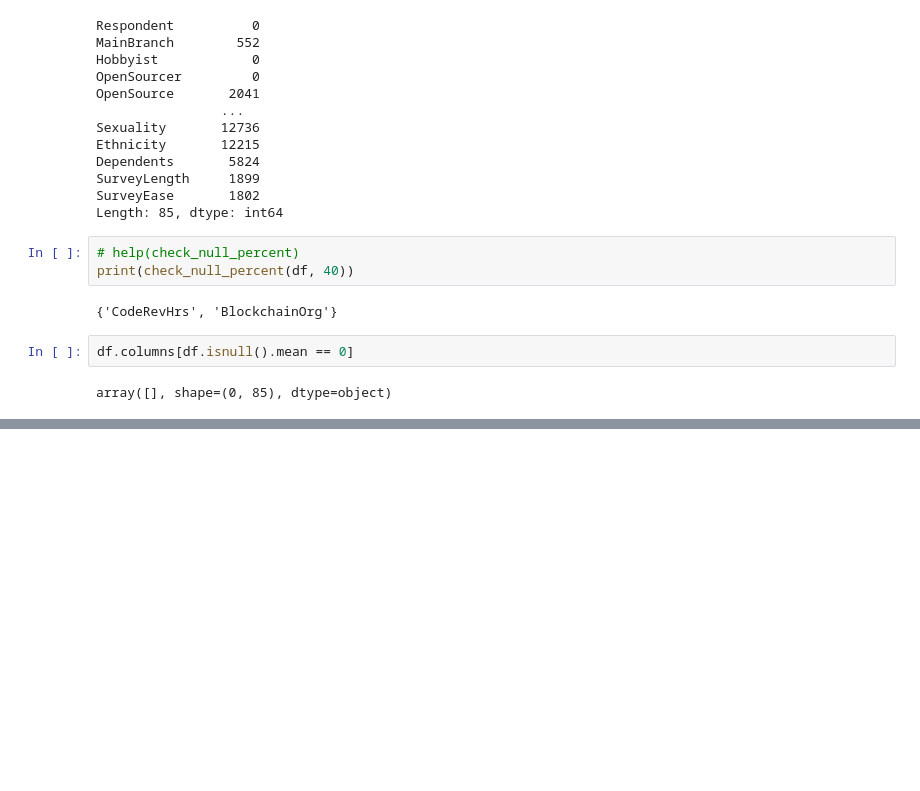
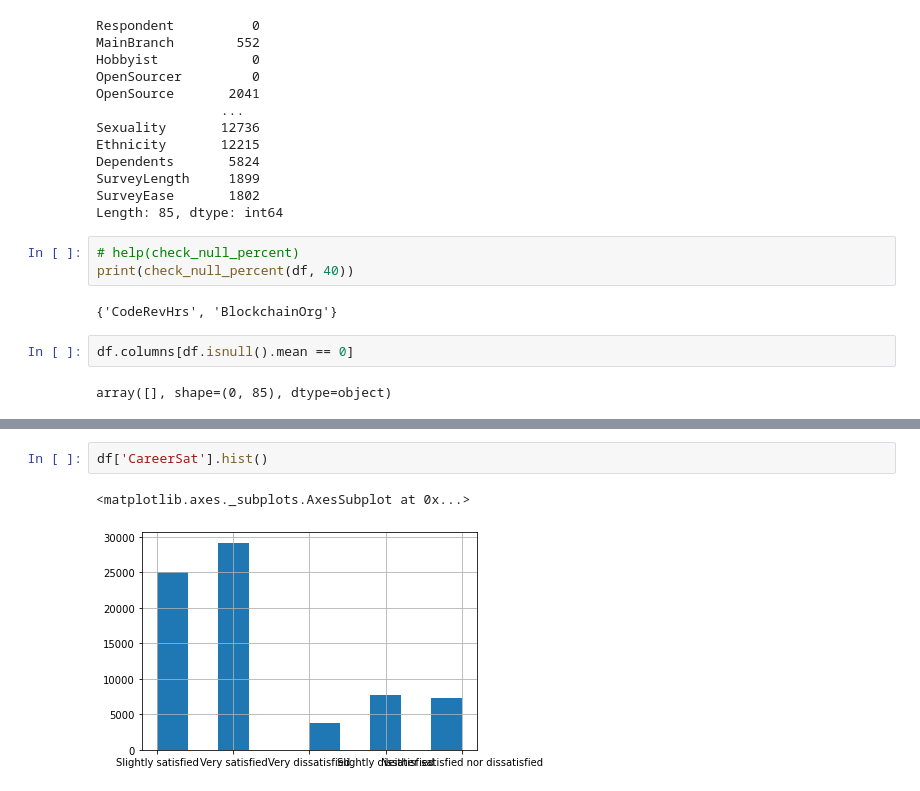
Before and after one commit to JJFrampton/projects_machine_learning_udacity_medium, a Jupyter notebook: medium-article/medium_article.ipynb, the cells around one changed output, grey strips where cells are left out. Drawn from its saved outputs; the diff is of its cells as text; blank space fills up the shorter version.

```diff
--- a/medium-article/medium_article.ipynb
+++ b/medium-article/medium_article.ipynb
@@ -40,0 +120,5 @@ array([], shape=(0, 85), dtype=object)
+# %%
+df['CareerSat'].hist()
+# %% [output]
+<matplotlib.axes._subplots.AxesSubplot at 0x...>
+[figure, added]
```
Also changed, not shown: parts of 16 cells of this notebook, 2 other files.
